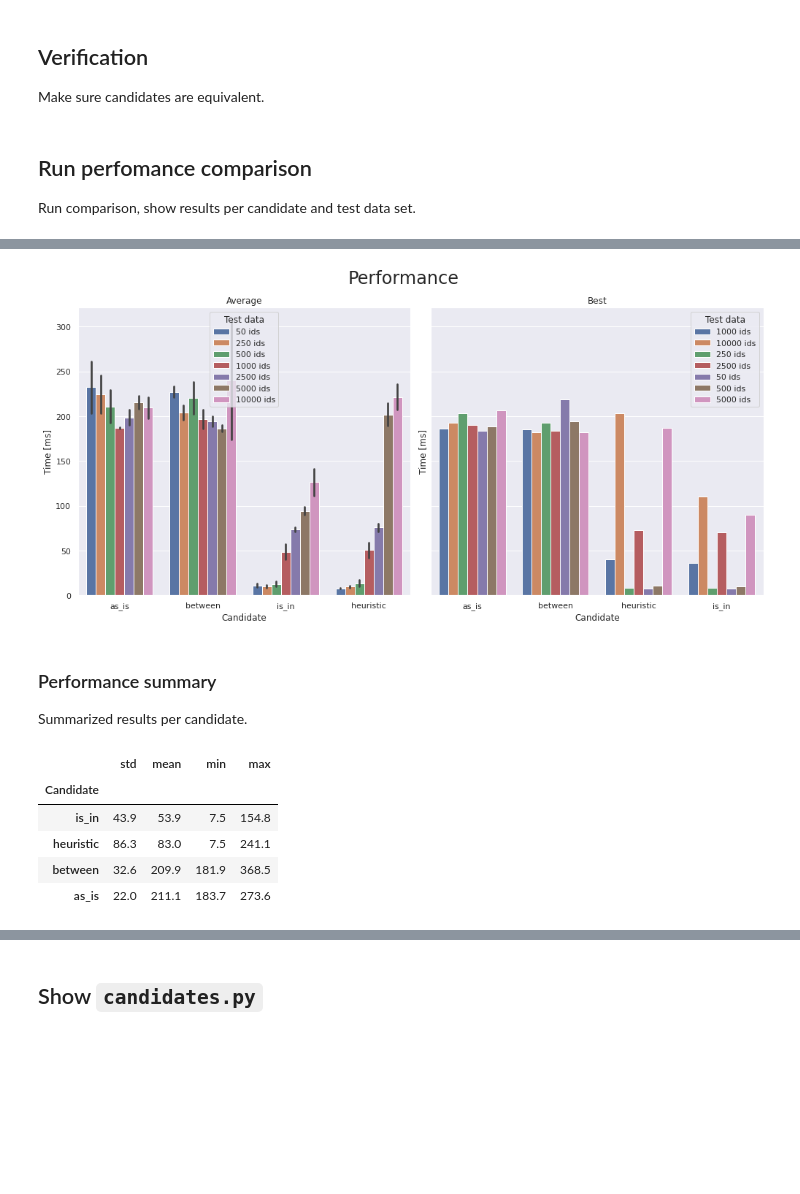
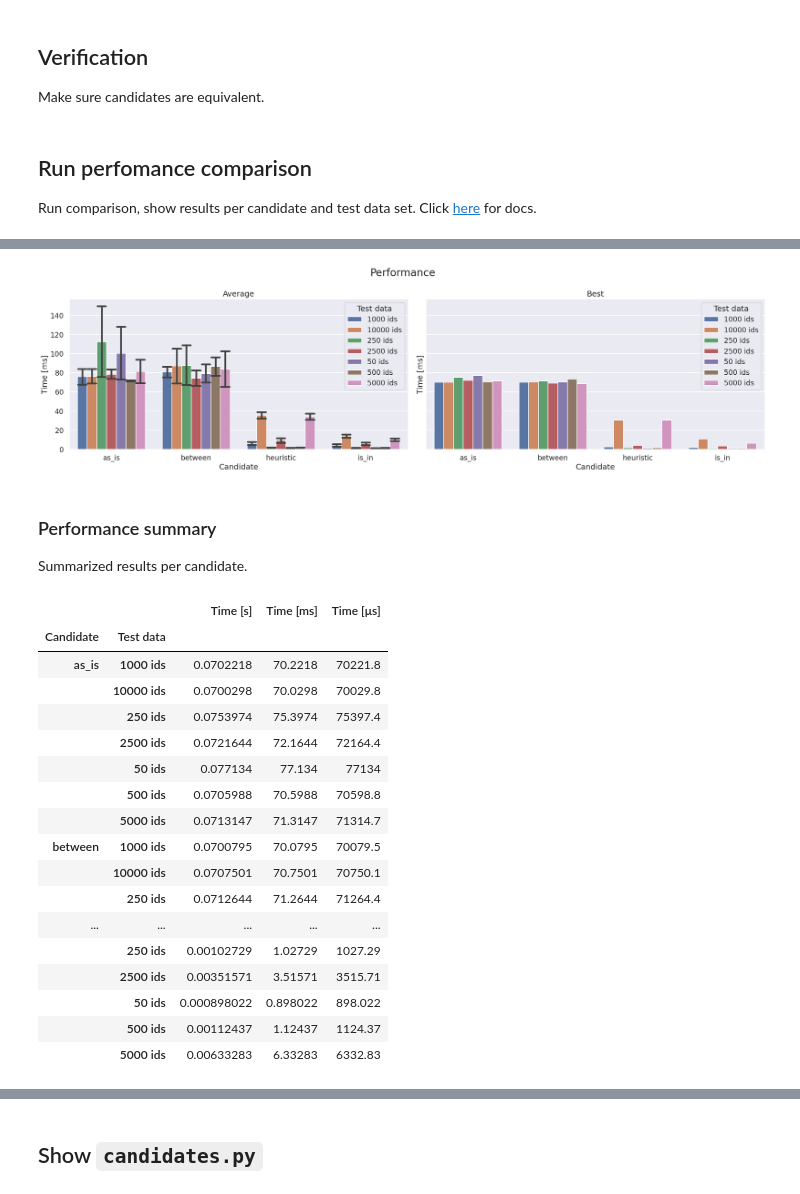
Before and after one commit to rsundqvist/notebooks, a Jupyter notebook: demo/in-vs-between/In-vs-Between.ipynb, the cells around one changed output, grey strips where cells are left out. Saved outputs shown, nothing was run; the diff lists cells and outputs as text; code cells hidden in the pictures; blank space fills up the shorter version.

Commit message:
Rerun some notebooks

```diff
--- a/demo/in-vs-between/In-vs-Between.ipynb
+++ b/demo/in-vs-between/In-vs-Between.ipynb
@@ -57,12 +57,9 @@ for cand in candidates:
     ), f"Bad candidate: {cand}. {cand_output=} != {reference_output=}"
 # %% [markdown]
 ## Run perfomance comparison
-Run comparison, show results per candidate and test data set.
+Run comparison, show results per candidate and test data set. Click [here](https://rics.readthedocs.io/en/latest/_autosummary/rics.performance.html#rics.performance.run_multivariate_test) for docs.
 # %%
-from rics.performance import run_multivariate_test, format_perf_counter
-import seaborn as sns
-import matplotlib.pyplot as plt
+from rics.performance import run_multivariate_test, get_best
 
-sns.set_theme("notebook")
-data = run_multivariate_test(candidates, test_data, time_per_candidate=3)
+data = run_multivariate_test(candidates, test_data, time_per_candidate=90)
 # %% [output]
@@ -74,18 +70,28 @@ data = run_multivariate_test(candidates, test_data, time_per_candidate=3)
-[figure, old version]
+[figure, new version]
 # %% [markdown]
 ### Performance summary
 Summarized results per candidate.
 # %%
-data.groupby("Candidate")["Time [ms]"].agg(["std", "mean", "min", "max"]).sort_values(
-    "mean"
-).round(1)
+get_best(data)
 # %% [output]
-|  | std | mean | min | max |
-| Candidate |  |  |  |  |
-| is_in | 43.9 | 53.9 | 7.5 | 154.8 |
-| heuristic | 86.3 | 83.0 | 7.5 | 241.1 |
-| between | 32.6 | 209.9 | 181.9 | 368.5 |
-| as_is | 22.0 | 211.1 | 183.7 | 273.6 |
+|  |  | Time [s] | Time [ms] | Time [μs] |
+| Candidate | Test data |  |  |  |
+| as_is | 1000 ids | 0.0702218 | 70.2218 | 70221.8 |
+|  | 10000 ids | 0.0700298 | 70.0298 | 70029.8 |
+|  | 250 ids | 0.0753974 | 75.3974 | 75397.4 |
+|  | 2500 ids | 0.0721644 | 72.1644 | 72164.4 |
+|  | 50 ids | 0.077134 | 77.134 | 77134 |
+|  | 500 ids | 0.0705988 | 70.5988 | 70598.8 |
+|  | 5000 ids | 0.0713147 | 71.3147 | 71314.7 |
+| between | 1000 ids | 0.0700795 | 70.0795 | 70079.5 |
+|  | 10000 ids | 0.0707501 | 70.7501 | 70750.1 |
+|  | 250 ids | 0.0712644 | 71.2644 | 71264.4 |
+| ... | ... | ... | ... | ... |
+|  | 250 ids | 0.00102729 | 1.02729 | 1027.29 |
+|  | 2500 ids | 0.00351571 | 3.51571 | 3515.71 |
+|  | 50 ids | 0.000898022 | 0.898022 | 898.022 |
+|  | 500 ids | 0.00112437 | 1.12437 | 1124.37 |
+|  | 5000 ids | 0.00633283 | 6.33283 | 6332.83 |
 # %% [markdown]
 # Conclusion
 * Probaby unfair in favour of fetching "too much" since the DB is running locally. We're also fetching the same things over and over again which may lead to caching.
```
Also changed, not shown: parts of 6 cells of this notebook, 1 other file.
